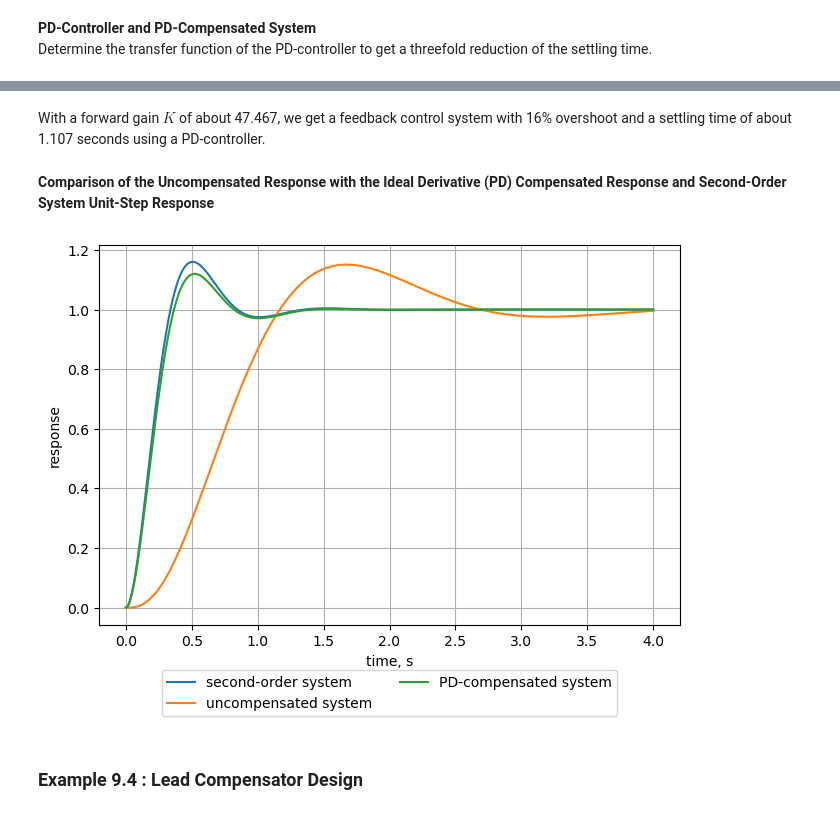
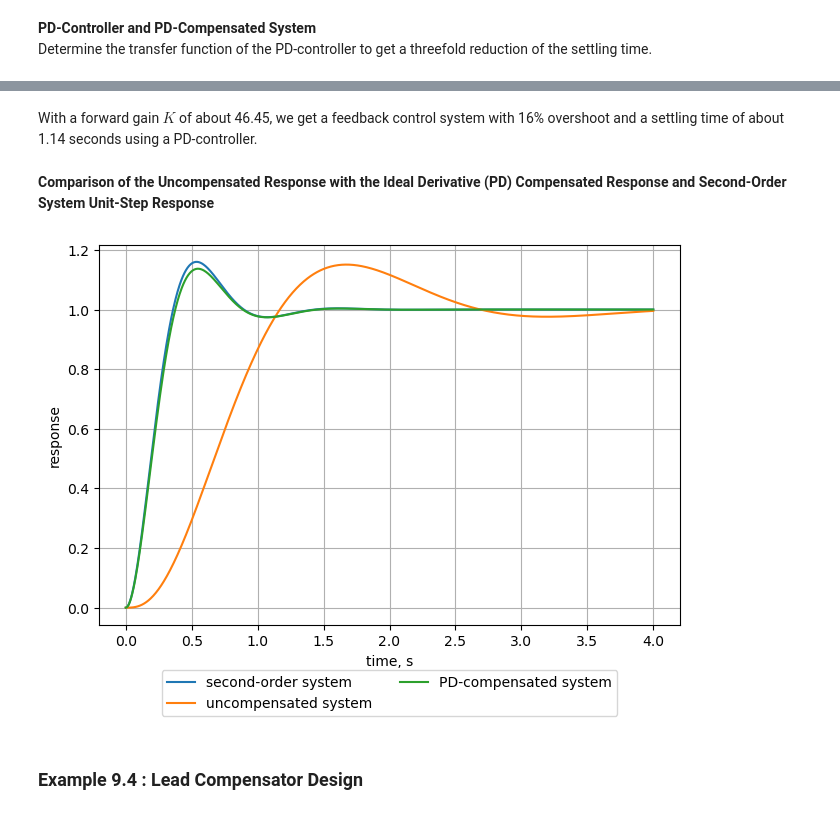
Before and after one commit to TomLXXVI/python-control, a Jupyter notebook: docs/examples/chapter-09.ipynb, the cells around one changed output, grey strips where cells are left out. Cells and saved outputs as stored; diff of their text form; code cells hidden in the pictures.

```diff
--- a/docs/examples/chapter-09.ipynb
+++ b/docs/examples/chapter-09.ipynb
@@ -137,10 +145,11 @@ zeta = get_damping_ratio(percent_overshoot)
 # %% [markdown]
 **Settling Time and Gain of the Uncompensated System**
 # %%
-sysdata_uc = design_proportional_feedback(
+design_uc = design_P_feedback(
     G_p,
     damping_ratio=zeta,
     name='uncompensated system'
 )
-sysdata_uc.settling_time, sysdata_uc.forward_gain
+print(design_uc.forward_gain)
+print(design_uc.characteristics)
 # %% [output]
@@ -172,0 +171,11 @@ print(sysdata_pd.settling_time, sysdata_pd.forward_gain)
+# %%
+design_pd = design_PD_feedback(
+    settling_time=design_uc.characteristics.settling_time / 3,
+    peak_time=None,
+    damping_ratio=zeta,
+    G_plant=G_p,
+    name='PD-compensated system'
+)
+print(design_pd.forward_gain)
+print(design_pd.controller_gains.K_p)
+print(design_pd.controller_gains.K_d)
@@ -173,22 +202,21 @@ print(sysdata_pd.settling_time, sysdata_pd.forward_gain)
 # %% [markdown]
-With a forward gain $K$ of about 47.467, we get a feedback control system with 16% overshoot and a settling time of about 1.107 seconds using a PD-controller.
+With a forward gain $K$ of about 46.45, we get a feedback control system with 16% overshoot and a settling time of about 1.14 seconds using a PD-controller.
 # %% [markdown]
 **Comparison of the Uncompensated Response with the Ideal Derivative (PD) Compensated Response and Second-Order System Unit-Step Response**
 # %%
 second_order_system = create_second_order_system(
-    dominant_pole=sysdata_pd.dominant_pole,
-    damping_ratio=zeta,
+    dominant_pole=design_pd.feedback_system.dominant_pole_pair[0],
     name='second-order system'
 )
 # %%
 plot_step_responses(
-    sysdata_uc.feedback_system,
-    sysdata_pd.feedback_system,
+    design_uc.feedback_system,
+    design_pd.feedback_system,
     second_order_system,
     upper_limit=4
 )
 # %% [output]
-[figure, old version]
+[figure, new version]
 # %% [markdown]
 ### Example 9.4 : Lead Compensator Design
 # %% [markdown]
```
Also changed, not shown: parts of 36 cells of this notebook, 9 other files.
